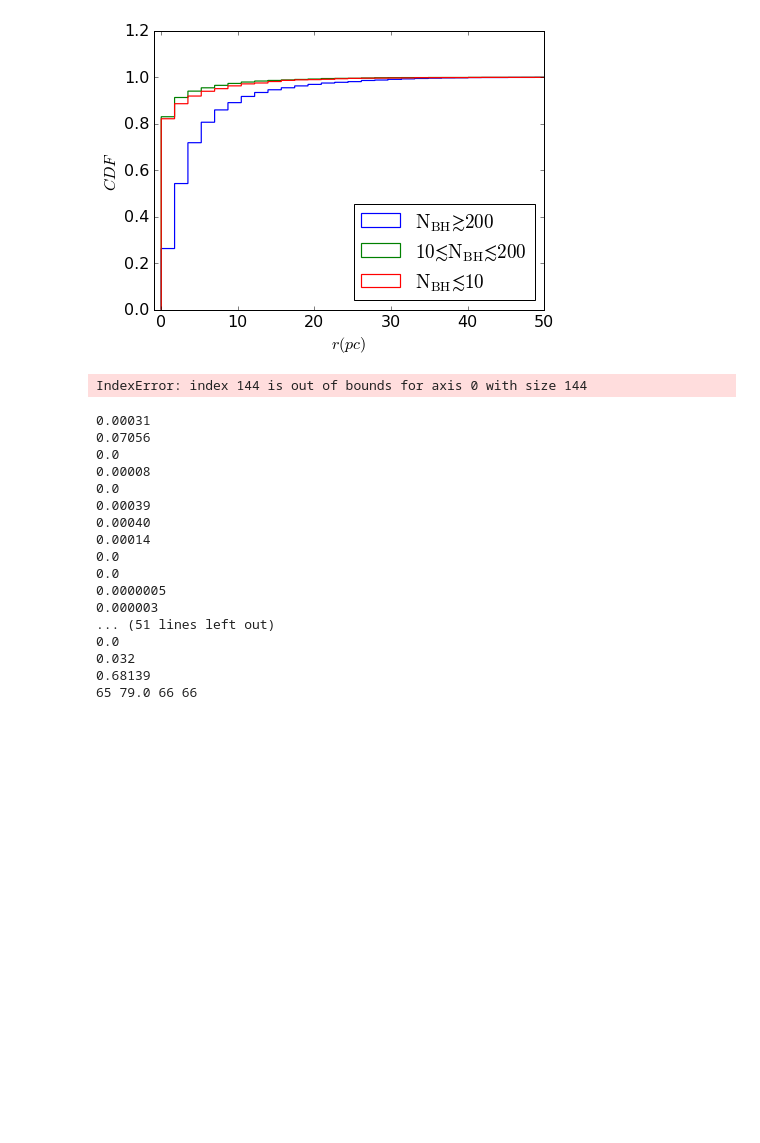
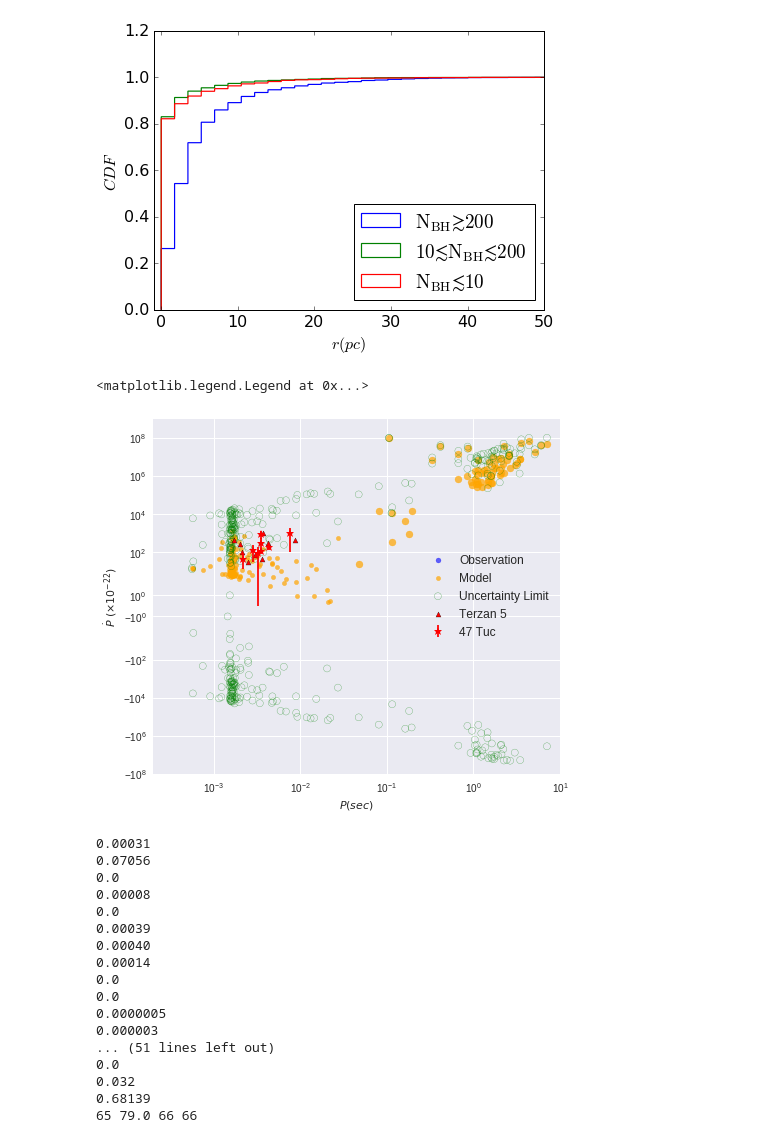
Before and after one commit to claireshiye/MyPythonCode, a Jupyter notebook: ns_plot.ipynb, the cells around one changed output. Cells and saved outputs as stored; diff of their text form; code cells hidden in the pictures; blank space fills up the shorter version.

```diff
--- a/ns_plot.ipynb
+++ b/ns_plot.ipynb
@@ -769,8 +769,10 @@ P47=np.array(data47tuc[:,1]); Pdot47=np.array(data47tuc[:,2]); Pdoterr47=np.arra
 P5=np.array(datater5[:,2]); Pdot5=np.array(datater5[:,3])
 
 ###Model Data###
-datamsp=np.genfromtxt('/projects/b1095/syr904/projects/PULSAR2/newruns/finaldata/msp_maingrid_last.dat')
-datapsr=np.genfromtxt('/projects/b1095/syr904/projects/PULSAR2/newruns/finaldata/normalpsr_maingrid_last.dat')
+#datamsp=np.genfromtxt('/projects/b1095/syr904/projects/PULSAR2/newruns/finaldata/msp_maingrid_last.dat')
+#datapsr=np.genfromtxt('/projects/b1095/syr904/projects/PULSAR2/newruns/finaldata/normalpsr_maingrid_last.dat')
+datamsp=np.genfromtxt('/projects/b1095/syr904/projects/PULSAR/kickgrid_runs/MSPBHinGC/data/kickgrid_msp_newmodel.dat')
+datapsr=np.genfromtxt('/projects/b1095/syr904/projects/PULSAR/kickgrid_runs/MSPBHinGC/data/kickgrid_normalpsr_newmodel.dat')
 
 B=np.array(datamsp[:,4]); P=np.array(datamsp[:,5])
 Bpsr=np.array(datapsr[:,4]); Ppsr=np.array(datapsr[:,5])
@@ -798,10 +800,10 @@ Ps, Pb, Pdots, Pdotb=np.array(Ps), np.array(Pb), np.array(Pdots), np.array(Pdotb
 
 
 ###Acceleration for the model data###
-dpdotm, dpdotp, pdotlow, pdotup, pmod=ns.get_acceleration('/projects/b1011/syr904/projects/PULSAR/kickgrid_runs/MSPBHinGC/data/kickgrid_accl_msp_newmodel.dat', \
-                                   '/projects/b1011/syr904/projects/PULSAR/kickgrid_runs/MSPBHinGC/data/kickgrid_msp_newmodel.dat')
-dpdotm_psr, dpdotp_psr, pdotlow_psr, pdotup_psr, ppsrmod=ns.get_acceleration('/projects/b1011/syr904/projects/PULSAR/kickgrid_runs/MSPBHinGC/data/kickgrid_accl_normalpsr_newmodel.dat', \
-                                   '/projects/b1011/syr904/projects/PULSAR/kickgrid_runs/MSPBHinGC/data/kickgrid_normalpsr_newmodel.dat')
+dpdotm, dpdotp, pdotlow, pdotup, pmod=ns.get_acceleration('/projects/b1095/syr904/projects/PULSAR/kickgrid_runs/MSPBHinGC/data/kickgrid_accl_msp_newmodel.dat',
+                                                          '/projects/b1095/syr904/projects/PULSAR/kickgrid_runs/MSPBHinGC/data/kickgrid_msp_newmodel.dat')
+dpdotm_psr, dpdotp_psr, pdotlow_psr, pdotup_psr, ppsrmod=ns.get_acceleration('/projects/b1095/syr904/projects/PULSAR/kickgrid_runs/MSPBHinGC/data/kickgrid_accl_normalpsr_newmodel.dat',
+                                                                             '/projects/b1095/syr904/projects/PULSAR/kickgrid_runs/MSPBHinGC/data/kickgrid_normalpsr_newmodel.dat')
 
 dpdotm, dpdotp, pdotlow, pdotup=np.array(dpdotm), np.array(dpdotp), np.array(pdotlow), np.array(pdotup)
 dpdotm_psr, dpdotp_psr, pdotlow_psr, pdotup_psr=np.array(dpdotm_psr), np.array(dpdotp_psr), np.array(pdotlow_psr), np.array(pdotup_psr)
@@ -829,34 +831,35 @@ plt.scatter(Pb*0.001, Pdotb, c='b', alpha=0.6, s=25)
 #plt.plot(x, (x**2)*(0.17*10**12), 'k--')    #Deadthline
 ###
 plt.scatter(P, Pdot, color='orange', alpha=0.7, s=20, label='Model')
 plt.scatter(pmod, pdotlow, color='green', alpha=0.7, facecolor='none', label='Uncertainty Limit')
 plt.scatter(pmod, pdotup, color='green', alpha=0.7, facecolor='none')
 ###
 plt.errorbar(P47*0.001, Pdot47*10., yerr=Pdoterr47*10., fmt='*', color='red', ms=9, markeredgecolor='k',label='47 Tuc')
 plt.scatter(P5*0.001, Pdot5*10, marker='^', color='red', s=25, edgecolor='k', label='Terzan 5')
 ####
 plt.scatter(Ppsr, Pdotpsr, color='orange', alpha=0.7)
 plt.scatter(ppsrmod, pdotlow_psr, color='green', alpha=0.7, facecolor='none')
 plt.scatter(ppsrmod, pdotup_psr, color='green', alpha=0.7, facecolor='none')
 ###
 #plt.hline(y=0)
 ###
 plt.xscale('log')
 plt.yscale('symlog')
 plt.xlabel(r'$P(sec)$')
 plt.ylabel(r'$\dot{P}\ (\times 10^{-22})$')
 plt.ylim(-100000000, 1000000000)
 plt.xlim(0.0002, 10.)
 #ax.yaxis.set_major_locator(plt.MaxNLocator(3))
 #plt.locator_params(nbins=10)
 yticks = plt.gca().yaxis.get_major_ticks()
 yticks[5].set_visible(False)
 plt.locator_params(numticks=10)
 plt.tight_layout()
 plt.legend(loc='center right', scatterpoints=1, numpoints=1, prop={'size': 12})
 #plt.savefig('/projects/b1011/syr904/projects/PULSAR/kickgrid_runs/MSPBHinGC/plots/ppdot_47tucter5.pdf', dpi=300)
 # %% [output]
-IndexError: index 144 is out of bounds for axis 0 with size 144
+<matplotlib.legend.Legend at 0x...>
+[figure, added]
 # %%
 Ps, Pb, Pdots, Pdotb, Porb, Ecc=ns.readdata_freire() #P in ms, B in G
 Ps, Pb, Pdots, Pdotb=np.array(Ps), np.array(Pb), np.array(Pdots), np.array(Pdotb)
```
Also changed, not shown: 15 other files.
